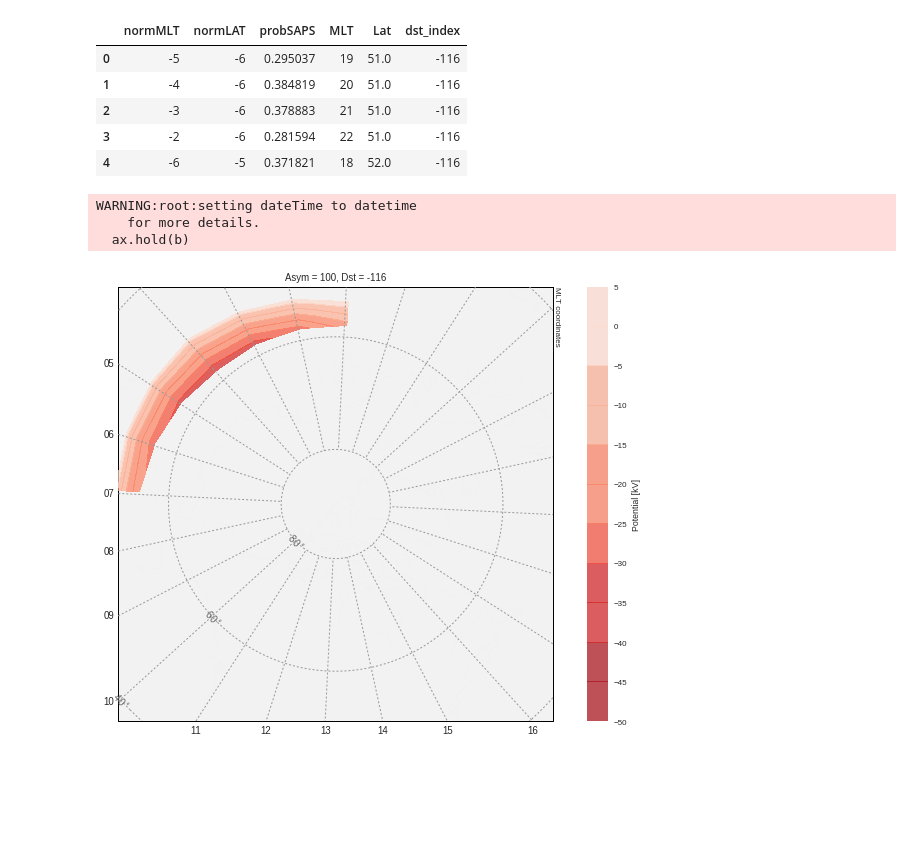
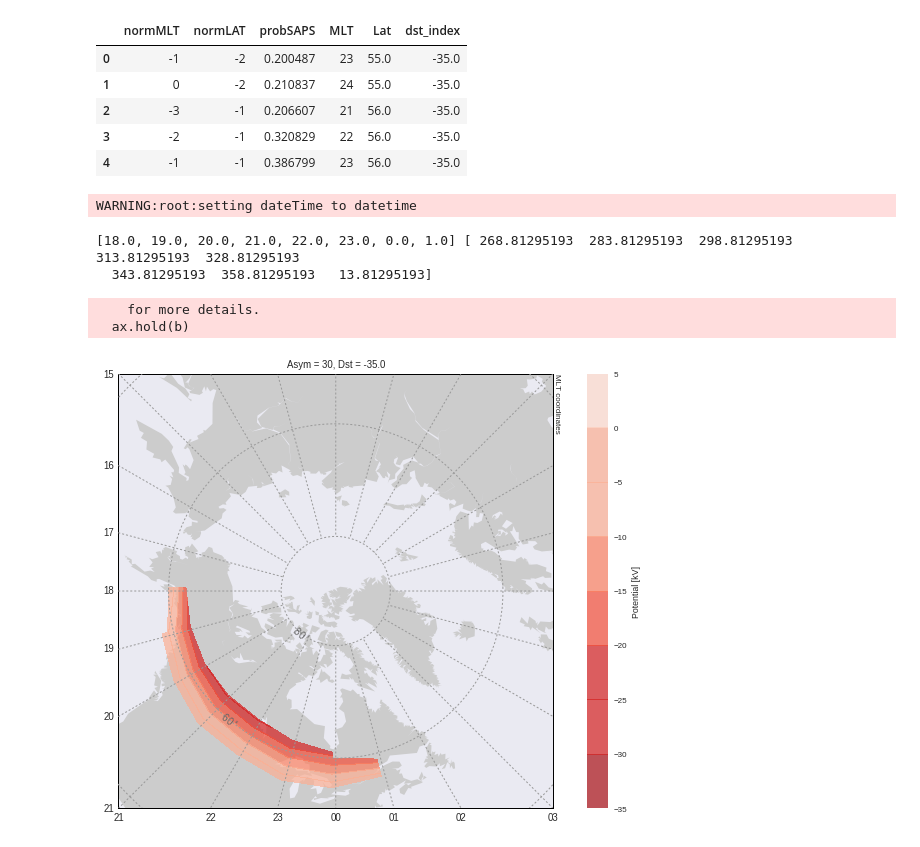
Before and after one commit to bharatreddy/indsvels, a Jupyter notebook: ipy/model-validate.ipynb, the cells around one changed output. Saved outputs shown, nothing was run; the diff lists cells and outputs as text; code cells hidden in the pictures; blank space fills up the shorter version.

```diff
--- a/ipy/model-validate.ipynb
+++ b/ipy/model-validate.ipynb
@@ -16,15 +17,15 @@ from aacgmv2 import convert_mlt, convert
 %matplotlib inline
 # %%
-mapTime = datetime.datetime( 2013, 3, 17, 20 )#datetime.datetime( 2015, 4, 9, 7 )
-vecsTime = datetime.datetime( 2013, 3, 17, 20 )#datetime.datetime( 2015, 4, 9, 5 )
+mapTime = datetime.datetime( 2015, 1, 5, 5 )#datetime.datetime( 2015, 4, 9, 7 )
+vecsTime = datetime.datetime( 2015, 1, 5, 5 )#datetime.datetime( 2015, 4, 9, 5 )
 pltCoords = 'mlt'
-cntrPotMin = -50.
+cntrPotMin = -35.
 cntrPotMax = 5.
-inpDst = -116#-35.#-5.
-inpAsy = 100#30#20.
+inpDst = -35.#-116#-5.
+inpAsy = 30#100#20.
 sapsProbCutoff = 0.2
 delLatDist = 111. * 1e3 # 1 deg lat is 111 km
-cntrLevels = numpy.linspace(cntrPotMin, cntrPotMax, 12, endpoint=True)
+cntrLevels = numpy.linspace(cntrPotMin, cntrPotMax, 9, endpoint=True)
 # %%
 # We need to combine the potential model with
 # the SAPS location model to limit the data
@@ -88,11 +89,11 @@ sapsPredDF = sapsPredDF[ sapsPredDF["probSAPS"] >= sapsProbCutoff\
 sapsPredDF.head()
 # %% [output]
 |  | normMLT | normLAT | probSAPS | MLT | Lat | dst_index |
-| 0 | -5 | -6 | 0.295037 | 19 | 51.0 | -116 |
-| 1 | -4 | -6 | 0.384819 | 20 | 51.0 | -116 |
-| 2 | -3 | -6 | 0.378883 | 21 | 51.0 | -116 |
-| 3 | -2 | -6 | 0.281594 | 22 | 51.0 | -116 |
-| 4 | -6 | -5 | 0.371821 | 18 | 52.0 | -116 |
+| 0 | -1 | -2 | 0.200487 | 23 | 55.0 | -35.0 |
+| 1 | 0 | -2 | 0.210837 | 24 | 55.0 | -35.0 |
+| 2 | -3 | -1 | 0.206607 | 21 | 56.0 | -35.0 |
+| 3 | -2 | -1 | 0.320829 | 22 | 56.0 | -35.0 |
+| 4 | -1 | -1 | 0.386799 | 23 | 56.0 | -35.0 |
 # %%
 # We'll model peak potential as a log function of AsyH index.
 def peak_pot_fit_func(asy):
@@ -225,42 +226,48 @@ pltDF = predPotDF[ ["Lat", "normMLT",\
 
 mlatsPot = pltDF.index.values
 nrmMltsPot = pltDF.columns.levels[1].values
-mltsPot =[ x if x < 0. else x for x in nrmMltsPot ]
+mltsPot =[ x+24. if x < 0. else x for x in nrmMltsPot ]
 mlonPots = convert_mlt( mltsPot, vecsTime , m2a=True )
+mlonPots = mlonPots #+ 90.
+print mltsPot, mlonPots
 potVals=pltDF.values
 #         nanLocs = numpy.isnan(potVals)
 #         potVals[nanLocs] = 0
 mltsPotCntr, mlatsPotCntr  = numpy.meshgrid( mltsPot, mlatsPot )
 mlonsPotCntr, mlatsPotCntr  = numpy.meshgrid( mlonPots, mlatsPot )
 
 ax = fig.add_subplot(1,1,1)
 m1 = utils.plotUtils.mapObj(boundinglat=50., gridLabels=True,\
-                        coords=pltCoords, ax=ax, datetime=mapTime)
+                        coords=pltCoords, ax=ax, lat_0=90.,\
+                            lon_0=0., datetime=mapTime)
 
 # remove the background map
-mapCommonColor = "0.95"
-m1.fillcontinents(color=mapCommonColor, lake_color=mapCommonColor)
-m1.drawmapboundary(fill_color=mapCommonColor)
-m1.drawcoastlines(color=mapCommonColor)
+# mapCommonColor = "0.95"
+# m1.fillcontinents(color=mapCommonColor, lake_color=mapCommonColor)
+# m1.drawmapboundary(fill_color=mapCommonColor)
+# m1.drawcoastlines(color=mapCommonColor)
 
 
 
 xVec, yVec = m1(mlonsPotCntr, mlatsPotCntr, coords=pltCoords)
 cntrPlt = m1.contourf(xVec, yVec, potVals,cntrLevels,\
     zorder = 5., alpha=0.7,\
     cmap=seaMap, ax=ax);
+
 ax.set_title( "Asym = " + str(inpAsy) +\
             ", Dst = " + str(inpDst) )
 cbar = plt.colorbar(cntrPlt,ticks=cntrLevels)
 cbar.set_clim( cntrPotMin, cntrPotMax )
 cbar.ax.set_ylabel('Potential [kV]')
 # cntrPlt.clim( cntrPotMin, cntrPotMax )
 fig.savefig("../figs/potValidate.pdf",bbox_inches='tight')
 # %% [output]
 WARNING:root:setting dateTime to datetime
-    for more details.
-  ax.hold(b)
+[18.0, 19.0, 20.0, 21.0, 22.0, 23.0, 0.0, 1.0] [ 268.81295193  283.81295193  298.81295193  313.81295193  328.81295193
+  343.81295193  358.81295193   13.81295193]
+    for more details.
+  ax.hold(b)
-[figure, old version]
+[figure, new version]
 # %%
 predPotDF["Mlon"] = convert_mlt( predPotDF["MLT"].values, vecsTime , m2a=True )
 predPotDF["date"] = vecsTime
```
Also changed, not shown: parts of 9 cells of this notebook, 42 other files.
